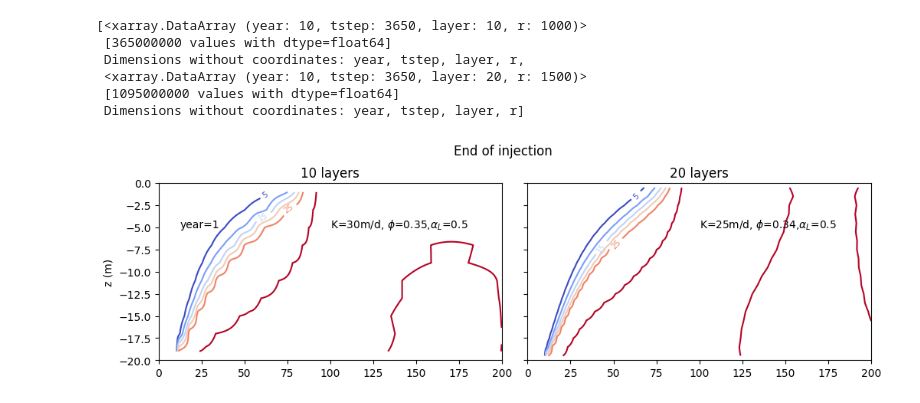
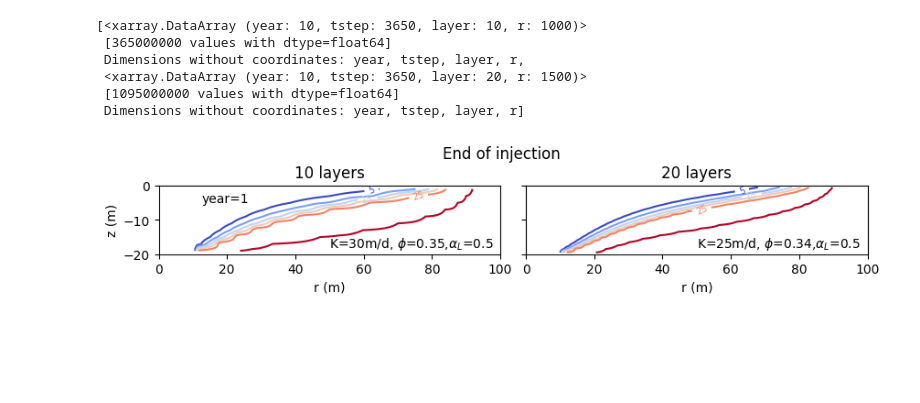
Before and after one commit to Daafip/design-ASR-CEGM2006, a Jupyter notebook: Model/4. Vary_params_plotting.ipynb, the cells around one changed output. Cells and saved outputs as stored; diff of their text form; code cells hidden in the pictures; blank space fills up the shorter version.

Commit message:
fix figure aspect

```diff
--- a/Model/4. Vary_params_plotting.ipynb
+++ b/Model/4. Vary_params_plotting.ipynb
@@ -278,36 +278,37 @@ title = f'End of injection'
 n_years = 1
 
 years = np.arange(0, n_years, 1)
-fig, ax = plt.subplots(n_years, len(ds_lst),figsize=(12,3),sharex=True,sharey=True, gridspec_kw = {'wspace':0.075, 'hspace':0.15})
-plt.suptitle(title,y=1.05)
+fig, ax = plt.subplots(n_years, len(ds_lst),figsize=(10,2),sharex=True,sharey=True, gridspec_kw = {'wspace':0.075, 'hspace':0.15})
+plt.suptitle(title,y=0.9)
 for ds_index, ds in enumerate(ds_lst):
     for year in years:
         if len(ds_lst) > 1 and len(years) >1 : axs = ax[year, ds_index]
         if len(ds_lst) <= 1: axs = ax[year]
         if len(years) <= 1: axs = ax[ds_index]
         if ds_index == 0:
             r = r_200
             zc = z_10
         else:
             r = r_300
             zc = z_20
-        axs.set_xlim((0, 200))
+        axs.set_xlim((0, 100))
         axs.set_ylim((-20, 0))
         data = ds.isel(year=year,tstep=tstep)
         cls = axs.contour(r, zc, data, np.arange(5, 35, 5), cmap='coolwarm')
         axs.clabel(cls, cls.levels[::2], inline=True, fontsize=7)
-        if year == 9 and ds_index % 2 == 0: axs.set_xlabel("r (m)")
+        if year == 0: axs.set_xlabel("r (m)")
         else: axs.set_xticks([], minor=True)
         if year == 9: axs.set_xticklabels(axs.get_xticklabels(), rotation=90)
         if year % 2 == 0 and ds_index == 0:  axs.set_ylabel("z (m)")
         if year == 0:
             k,npor, alphaL,nlay = params[ds_index][0],params[ds_index][1],params[ds_index][2],params[ds_index][3]
             axs.set_title(fr'{nlay} layers')
-            axs.annotate(fr'K={k}m/d, $\phi$={npor},$\alpha_L$={alphaL}',(100,-5))
+            axs.annotate(fr'K={k}m/d, $\phi$={npor},$\alpha_L$={alphaL}',(50,-18))
         if ds_index == 0:
             axs.annotate(f'year={year+1}',(12.5,-5))
+        axs.set_aspect("equal")
 
 plt.tight_layout()
 plt.savefig(fr'figures/overview_difference_in_layers_{title.replace(' ',"_")}.png',bbox_inches="tight")
 # %% [output]
-[figure, old version]
+[figure, new version]
```
Also changed, not shown: 1 other file.
